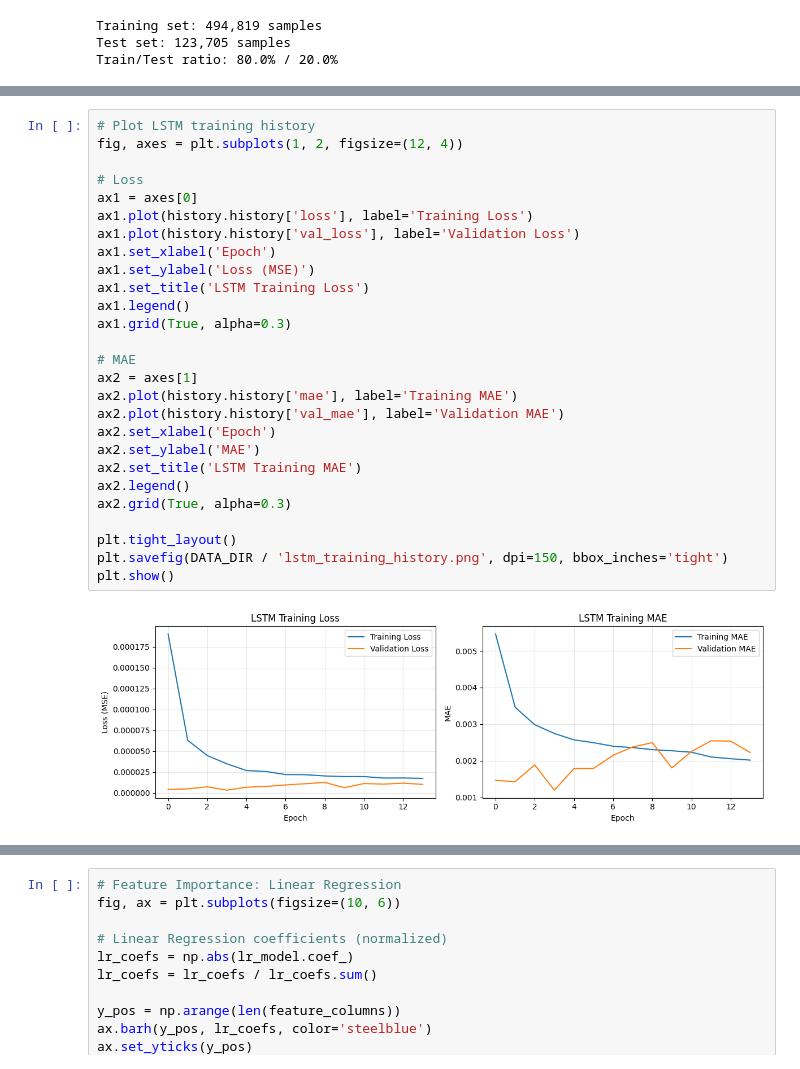
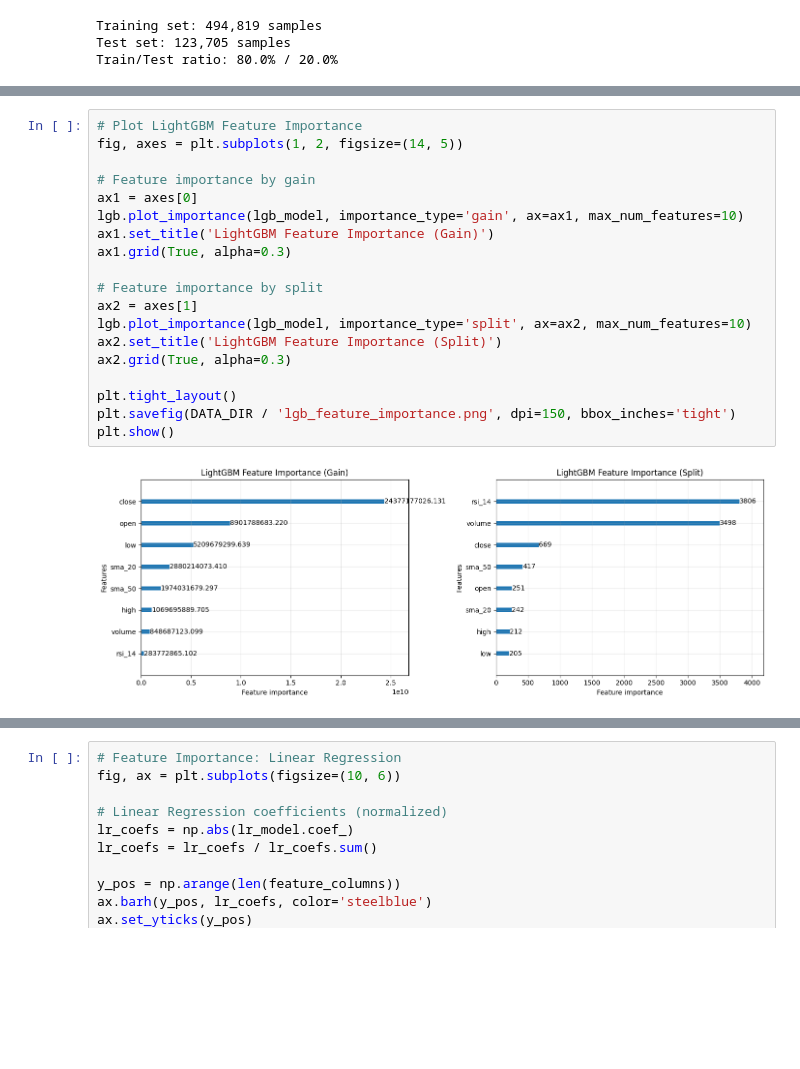
Before and after one commit to qurore/stock-analysis-a1, a Jupyter notebook: notebooks/part2_analysis_modeling.ipynb, the cells around one changed output, grey strips where cells are left out. Drawn from its saved outputs; the diff is of its cells as text; blank space fills up the shorter version.

Commit message:
Remove LSTM model and associated scaler files; update model metrics to reflect new LGB metrics.

```diff
--- a/notebooks/part2_analysis_modeling.ipynb
+++ b/notebooks/part2_analysis_modeling.ipynb
@@ -582,32 +538,24 @@ Metrics:
 # %%
-# Plot LSTM training history
-fig, axes = plt.subplots(1, 2, figsize=(12, 4))
+# Plot LightGBM Feature Importance
+fig, axes = plt.subplots(1, 2, figsize=(14, 5))
 
-# Loss
+# Feature importance by gain
 ax1 = axes[0]
-ax1.plot(history.history['loss'], label='Training Loss')
-ax1.plot(history.history['val_loss'], label='Validation Loss')
-ax1.set_xlabel('Epoch')
-ax1.set_ylabel('Loss (MSE)')
-ax1.set_title('LSTM Training Loss')
-ax1.legend()
+lgb.plot_importance(lgb_model, importance_type='gain', ax=ax1, max_num_features=10)
+ax1.set_title('LightGBM Feature Importance (Gain)')
 ax1.grid(True, alpha=0.3)
 
-# MAE
+# Feature importance by split
 ax2 = axes[1]
-ax2.plot(history.history['mae'], label='Training MAE')
-ax2.plot(history.history['val_mae'], label='Validation MAE')
-ax2.set_xlabel('Epoch')
-ax2.set_ylabel('MAE')
-ax2.set_title('LSTM Training MAE')
-ax2.legend()
+lgb.plot_importance(lgb_model, importance_type='split', ax=ax2, max_num_features=10)
+ax2.set_title('LightGBM Feature Importance (Split)')
 ax2.grid(True, alpha=0.3)
 
 plt.tight_layout()
-plt.savefig(DATA_DIR / 'lstm_training_history.png', dpi=150, bbox_inches='tight')
+plt.savefig(DATA_DIR / 'lgb_feature_importance.png', dpi=150, bbox_inches='tight')
 plt.show()
 # %% [output]
-[figure, old version]
+[figure, new version]
 # %%
 # Model Comparison Summary
 print("\n" + "="*70)
```
Also changed, not shown: parts of 12 cells of this notebook, 11 other files.
